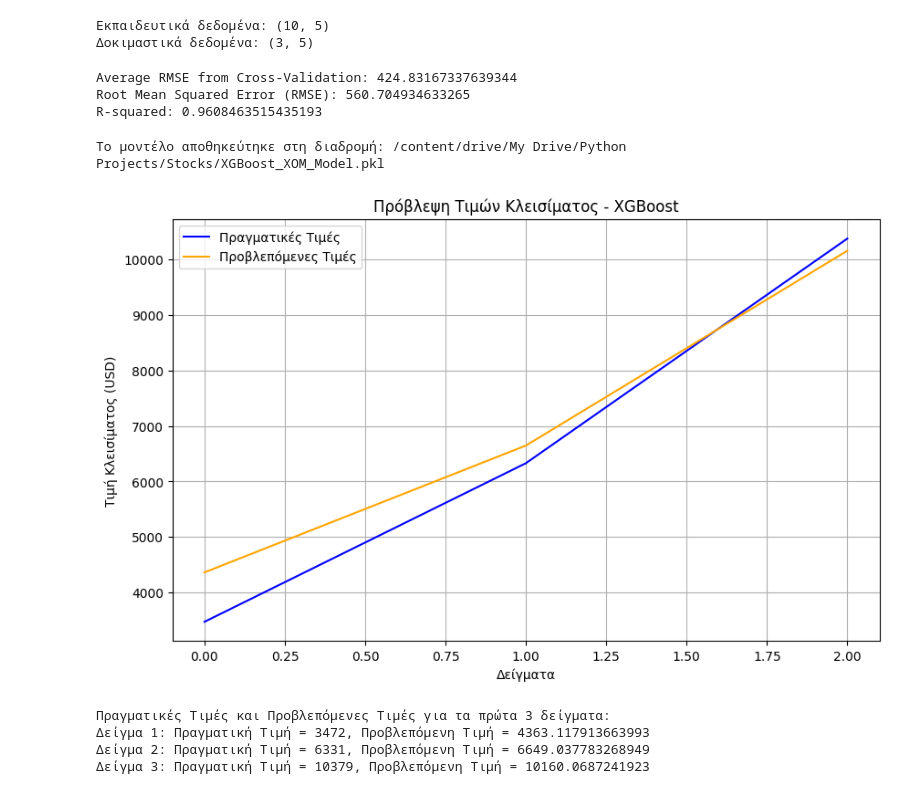
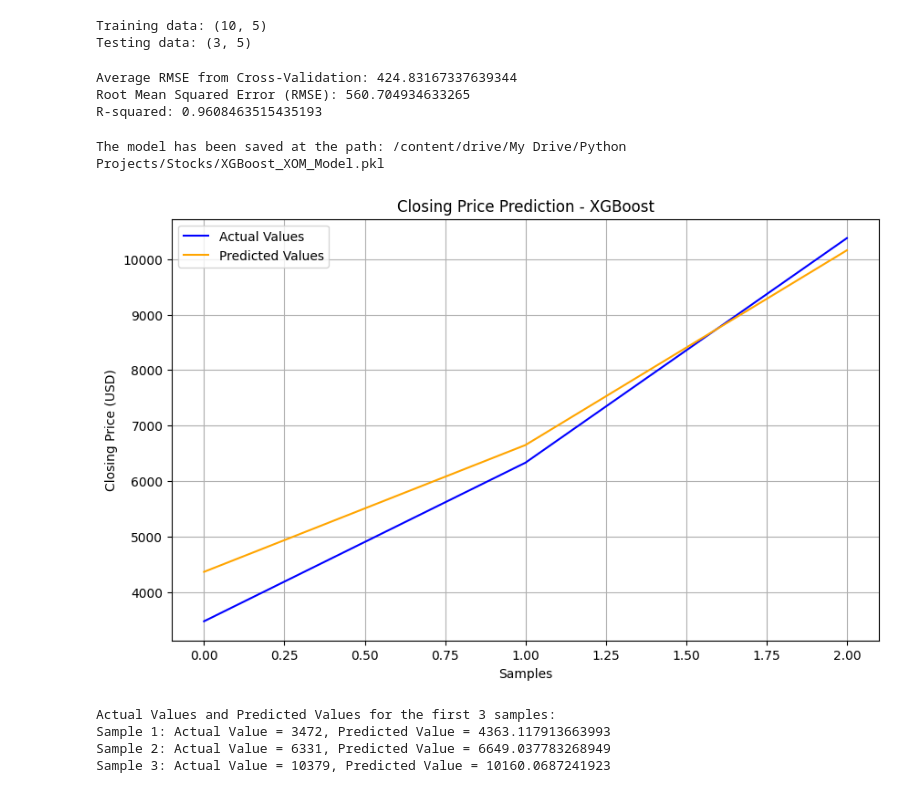
Before and after one commit to Papaxristos/Stocks, a Jupyter notebook: Stocks.ipynb, the cells around one changed output. Cells and saved outputs as stored; diff of their text form; code cells hidden in the pictures.

```diff
--- a/Stocks.ipynb
+++ b/Stocks.ipynb
@@ -227,20 +228,20 @@ print(f"Τα καθαρισμένα δεδομένα αποθηκεύτηκαν
 # %%
-# Φόρτωση των καθαρών δεδομένων από το αποθηκευμένο αρχείο Excel
+# Load the cleaned data from the saved Excel file
 cleaned_file_path = '/content/drive/My Drive/Python Projects/Stocks/Exxon_Mobil_Cleaned.xlsx'
 data_cleaned = pd.read_excel(cleaned_file_path)
 
-# Επιλέγουμε τις στήλες εισόδου (features) και τις στήλες στόχου (labels)
-# Εδώ υποθέτουμε ότι η στήλη 'Close' είναι η ετικέτα (y) και οι άλλες στήλες είναι χαρακτηριστικά (X)
-X = data_cleaned[['Open', 'High', 'Low', 'Close', 'Volume']]  # Χαρακτηριστικά
-y = data_cleaned['Close']  # Στόχος
+# Select the input columns (features) and target column (labels)
+# Here, we assume that the 'Close' column is the label (y) and the other columns are features (X)
+X = data_cleaned[['Open', 'High', 'Low', 'Close', 'Volume']]  # Features
+y = data_cleaned['Close']  # Target
 
-# Διαχωρισμός δεδομένων σε εκπαιδευτικό και δοκιμαστικό σύνολο (80%-20%)
+# Split the data into training and testing sets (80%-20%)
 X_train, X_test, y_train, y_test = train_test_split(X, y, test_size=0.2, random_state=42)
 
-# Εμφάνιση των διαστάσεων των δεδομένων
-print(f"Εκπαιδευτικά δεδομένα: {X_train.shape}")
-print(f"Δοκιμαστικά δεδομένα: {X_test.shape}")
+# Display the dimensions of the datasets
+print(f"Training data: {X_train.shape}")
+print(f"Testing data: {X_test.shape}")
 # %% [output]
-Εκπαιδευτικά δεδομένα: (10, 5)
-Δοκιμαστικά δεδομένα: (3, 5)
+Training data: (10, 5)
+Testing data: (3, 5)
 # %%
@@ -294,35 +294,33 @@ Average RMSE from Cross-Validation: 424.83167337639344
 Root Mean Squared Error (RMSE): 560.704934633265
 R-squared: 0.9608463515435193
 # %%
-# Αποθήκευση του μοντέλου
+# Save the model
 model_path = "/content/drive/My Drive/Python Projects/Stocks/XGBoost_XOM_Model.pkl"
 joblib.dump(model, model_path)
-print(f"Το μοντέλο αποθηκεύτηκε στη διαδρομή: {model_path}")
+print(f"The model has been saved at the path: {model_path}")
 # %% [output]
-Το μοντέλο αποθηκεύτηκε στη διαδρομή: /content/drive/My Drive/Python Projects/Stocks/XGBoost_XOM_Model.pkl
+The model has been saved at the path: /content/drive/My Drive/Python Projects/Stocks/XGBoost_XOM_Model.pkl
 # %%
-
-
-# Οπτικοποίηση πραγματικών και προβλεπόμενων τιμών
+# Visualization of actual and predicted values
 plt.figure(figsize=(10, 6))
-plt.plot(range(len(y_test)), y_test.to_numpy(), label='Πραγματικές Τιμές', color='blue')
-plt.plot(range(len(y_pred)), y_pred, label='Προβλεπόμενες Τιμές', color='orange')
-plt.title("Πρόβλεψη Τιμών Κλεισίματος - XGBoost")
-plt.xlabel("Δείγματα")
-plt.ylabel("Τιμή Κλεισίματος (USD)")
+plt.plot(range(len(y_test)), y_test.to_numpy(), label='Actual Values', color='blue')
+plt.plot(range(len(y_pred)), y_pred, label='Predicted Values', color='orange')
+plt.title("Closing Price Prediction - XGBoost")
+plt.xlabel("Samples")
+plt.ylabel("Closing Price (USD)")
 plt.legend()
 plt.grid()
 plt.show()
 
-# Εμφάνιση πρώτων 10 τιμών, ή όσο είναι διαθέσιμα δείγματα
-num_samples = min(10, len(y_test))  # Πόσα δείγματα υπάρχουν στο y_test
+# Display the first 10 values, or as many samples as are available
+num_samples = min(10, len(y_test))  # How many samples are available in y_test
 
-print(f"Πραγματικές Τιμές και Προβλεπόμενες Τιμές για τα πρώτα {num_samples} δείγματα:")
+print(f"Actual Values and Predicted Values for the first {num_samples} samples:")
 for i in range(num_samples):
-    print(f"Δείγμα {i+1}: Πραγματική Τιμή = {y_test.to_numpy()[i]}, Προβλεπόμενη Τιμή = {y_pred[i]}")
+    print(f"Sample {i+1}: Actual Value = {y_test.to_numpy()[i]}, Predicted Value = {y_pred[i]}")
 # %% [output]
-[figure, old version]
+[figure, new version]
-Πραγματικές Τιμές και Προβλεπόμενες Τιμές για τα πρώτα 3 δείγματα:
-Δείγμα 1: Πραγματική Τιμή = 3472, Προβλεπόμενη Τιμή = 4363.117913663993
-Δείγμα 2: Πραγματική Τιμή = 6331, Προβλεπόμενη Τιμή = 6649.037783268949
-Δείγμα 3: Πραγματική Τιμή = 10379, Προβλεπόμενη Τιμή = 10160.0687241923
+Actual Values and Predicted Values for the first 3 samples:
+Sample 1: Actual Value = 3472, Predicted Value = 4363.117913663993
+Sample 2: Actual Value = 6331, Predicted Value = 6649.037783268949
+Sample 3: Actual Value = 10379, Predicted Value = 10160.0687241923
```
Also changed, not shown: parts of 7 cells of this notebook.
